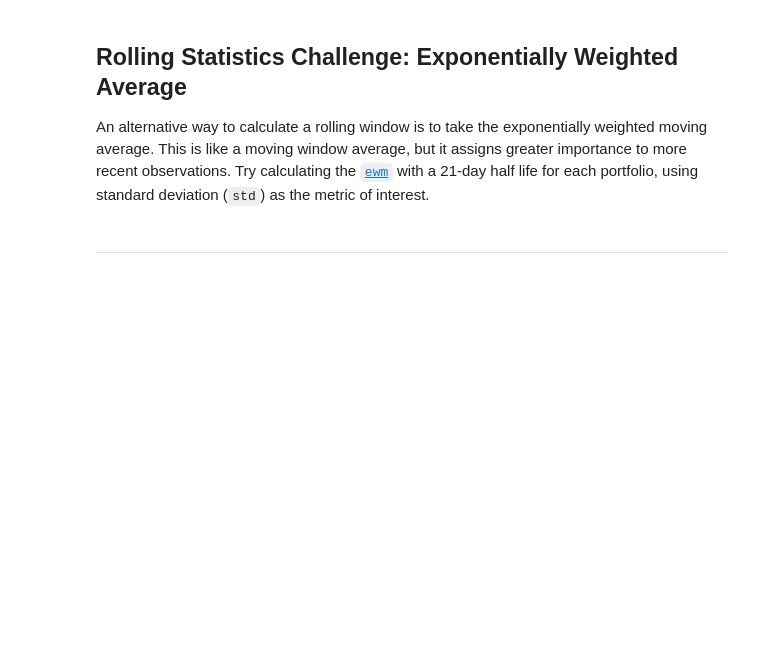
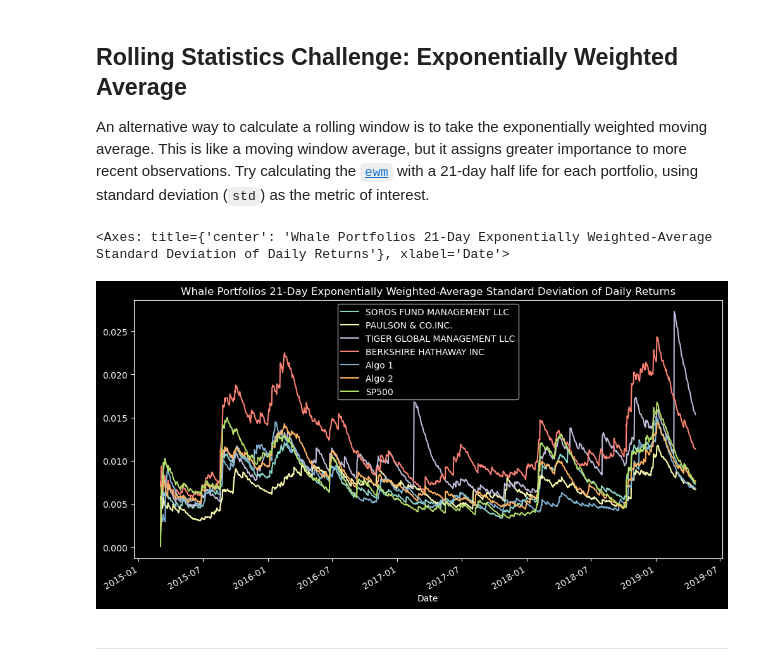
Before and after one commit to boz-tcm/pandas-challenge, a Jupyter notebook: whale_analysis.ipynb, the cells around one changed output. Drawn from its saved outputs; the diff is of its cells as text; code cells hidden in the pictures; blank space fills up the shorter version.

Commit message:
Added final development with commented-out reference and debugging code removed for clean presentation.

```diff
--- a/whale_analysis.ipynb
+++ b/whale_analysis.ipynb
@@ -625,3 +585,15 @@ An alternative way to calculate a rolling window is to take the exponentially we
+# %%
+# Use `ewm` to calculate the rolling window
+# Calculating the 21-day exponentially weighted-average standard deviation of daily returns for the whale portfolios
+# Half-life parameter of 21 days means that this is the time lag at which the exponential weights applied to the observations (i.e., returns) decay by one-half.
+# Exponential moving average uses the time-series data over the entire period (the 'window' is the entire period), versus say a 21 day rolling window simple weighted-average over exactly 21 days within entire period.
+returns_ewm_21_day_std = returns_df.ewm(halflife=21).std()
+returns_ewm_21_day_std_clean = returns_ewm_21_day_std.dropna().copy()
+returns_ewm_21_day_std_clean
+returns_ewm_21_day_std_clean.plot(title='Whale Portfolios 21-Day Exponentially Weighted-Average Standard Deviation of Daily Returns', kind='line', figsize=(12,6))
+# %% [output]
+<Axes: title={'center': 'Whale Portfolios 21-Day Exponentially Weighted-Average Standard Deviation of Daily Returns'}, xlabel='Date'>
+[figure, added]
 # %% [markdown]
 ---
 # %% [markdown]
```
Also changed, not shown: parts of 25 cells of this notebook.
